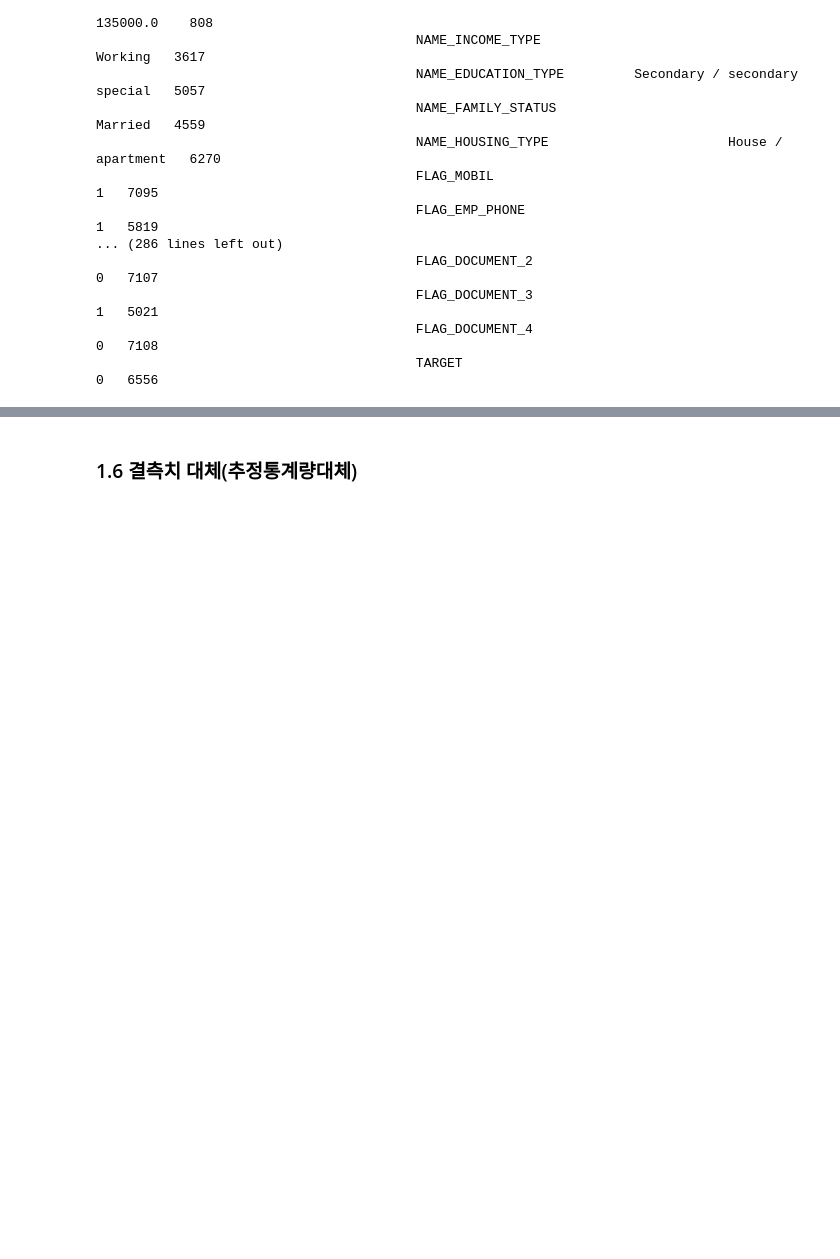
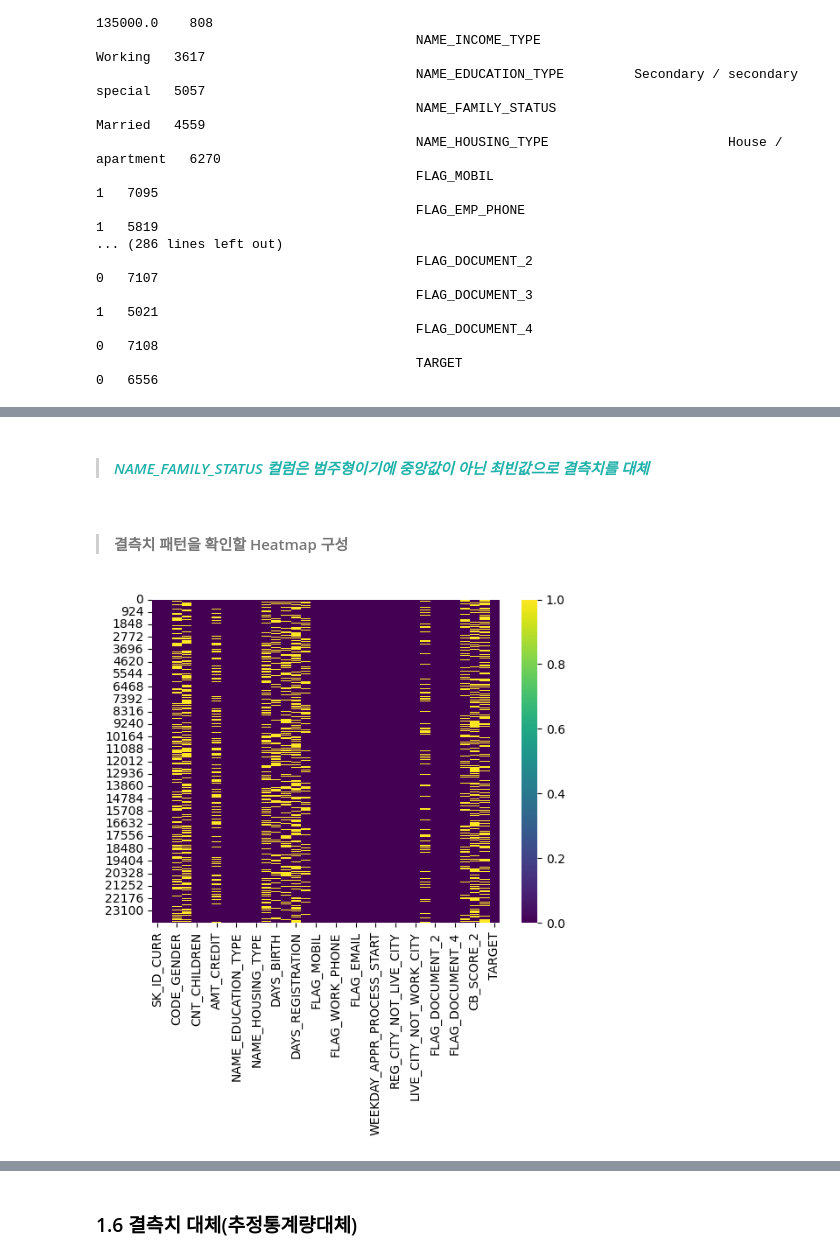
Before and after one commit to yellowlemontea/JB_DS2, a Jupyter notebook: notebook_csl.ipynb, the cells around one changed output, grey strips where cells are left out. Drawn from its saved outputs; the diff is of its cells as text; code cells hidden in the pictures; blank space fills up the shorter version.

```diff
--- a/notebook_csl.ipynb
+++ b/notebook_csl.ipynb
@@ -408,0 +412,9 @@ plot_missing_correlation(df_adj_mv)
+# %%
+fill_methods = {
+    'NAME_FAMILY_STATUS': 'mode',
+}
+
+df_adj_mv_2 = replace_missing_values(df_adj_mv,fill_methods)
+missing_values = df_adj_mv_2.isnull().sum()
+missing_values = missing_values[missing_values > 0].index.to_list()
+missing_values
@@ -408,0 +434,9 @@ plot_missing_correlation(df_adj_mv)
+# %% [markdown]
+> #### _<font color = lightseagreen> NAME_FAMILY_STATUS 컬럼은 범주형이기에 중앙값이 아닌 최빈값으로 결측치를 대체 </font>_
+# %% [markdown]
+> #### 결측치 패턴을 확인할 Heatmap 구성
+# %%
+sns.heatmap(df_adj_mv_2.isnull(), cmap='viridis')
+plt.show()
+# %% [output]
+[figure, added]
```
Also changed, not shown: parts of 79 cells of this notebook.
